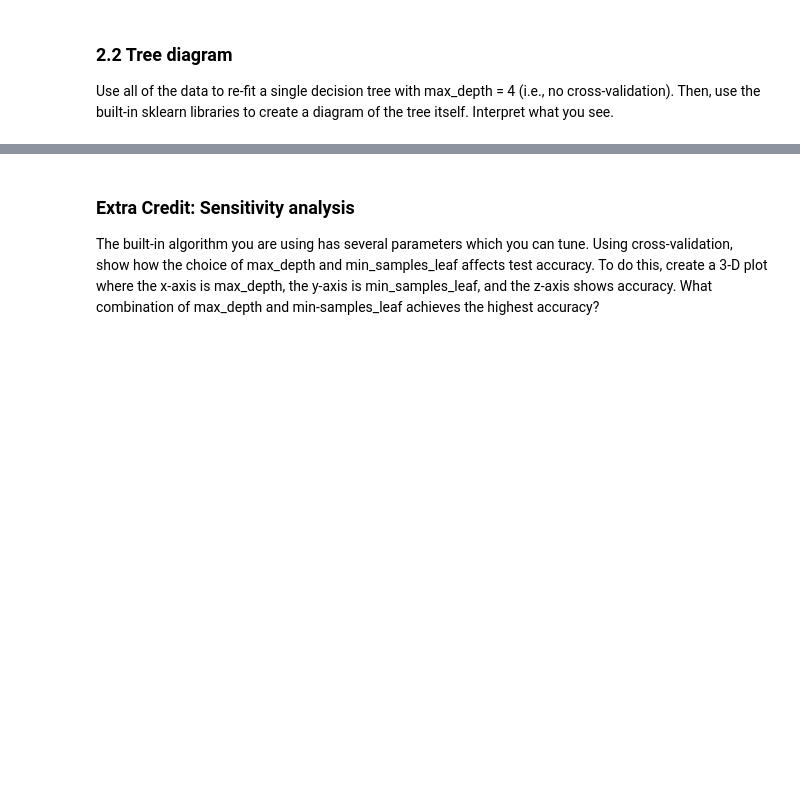
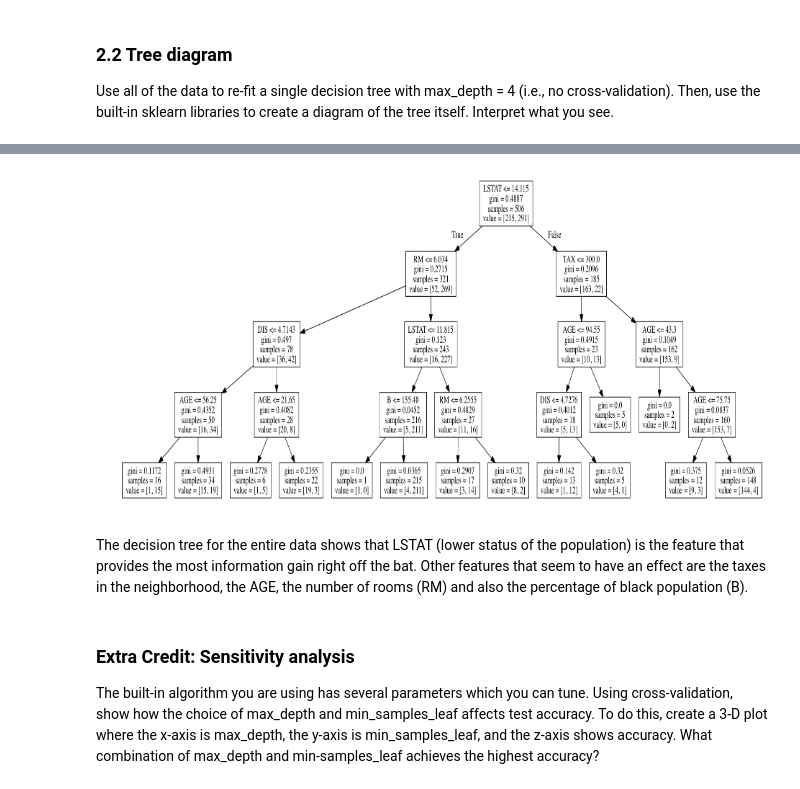
Before and after one commit to nadavash/school-vault, a Jupyter notebook: info371/ASHKENAZI_NADAV-PS5.ipynb, the cells around one changed output, grey strips where cells are left out. Cells and saved outputs as stored; diff of their text form; code cells hidden in the pictures; blank space fills up the shorter version.

```diff
--- a/info371/ASHKENAZI_NADAV-PS5.ipynb
+++ b/info371/ASHKENAZI_NADAV-PS5.ipynb
@@ -228,3 +267,12 @@ Use all of the data to re-fit a single decision tree with max_depth = 4 (i.e., n
+# %%
+treed_df = boston_df.drop(['EXPENSIVE', 'MEDV', 'HIGH_CRIME', 'BIG'], axis=1)
+dtree = tree.DecisionTreeClassifier(max_depth=4)
+dtree.fit(treed_df, boston_df.EXPENSIVE)
+visualize_tree(dtree, treed_df.columns, figsize=(16, 8))
+# %% [output]
+[figure, added]
+# %% [markdown]
+The decision tree for the entire data shows that LSTAT (lower status of the population) is the feature that provides the most information gain right off the bat. Other features that seem to have an effect are the taxes in the neighborhood, the AGE, the number of rooms (RM) and also the percentage of black population (B).
 # %% [markdown]
 ### Extra Credit: Sensitivity analysis
 The built-in algorithm you are using has several parameters which you can tune. Using cross-validation, show how the choice of max_depth and min_samples_leaf affects test accuracy. To do this, create a 3-D plot where the x-axis is max_depth, the y-axis is min_samples_leaf, and the z-axis shows accuracy. What combination of max_depth and min-samples_leaf achieves the highest accuracy?
```
Also changed, not shown: parts of 27 cells of this notebook, 2 other files.
